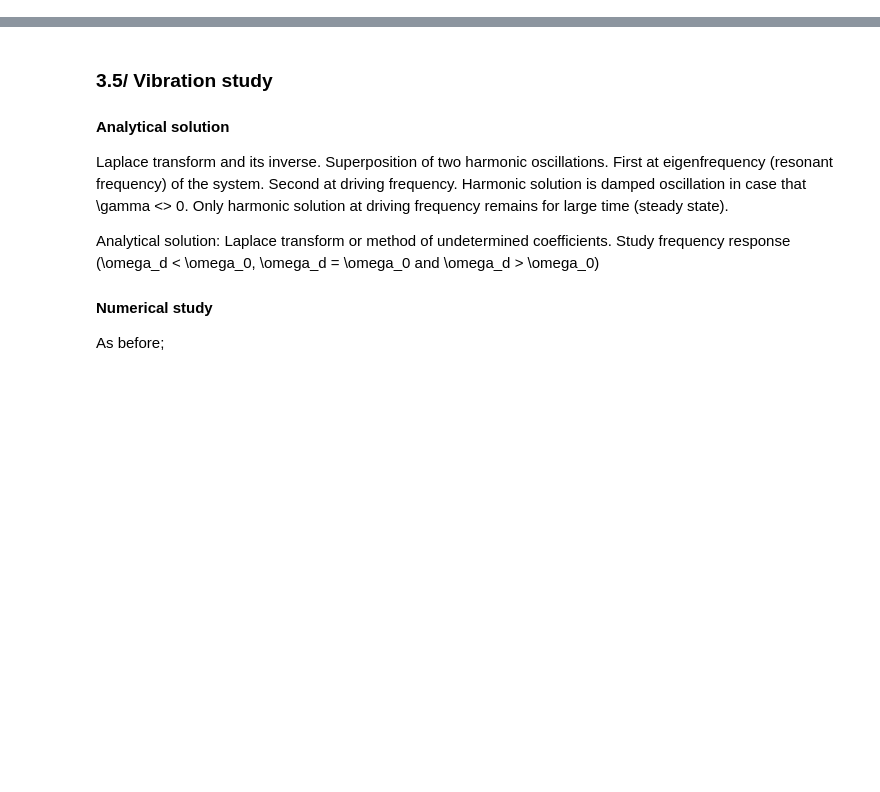
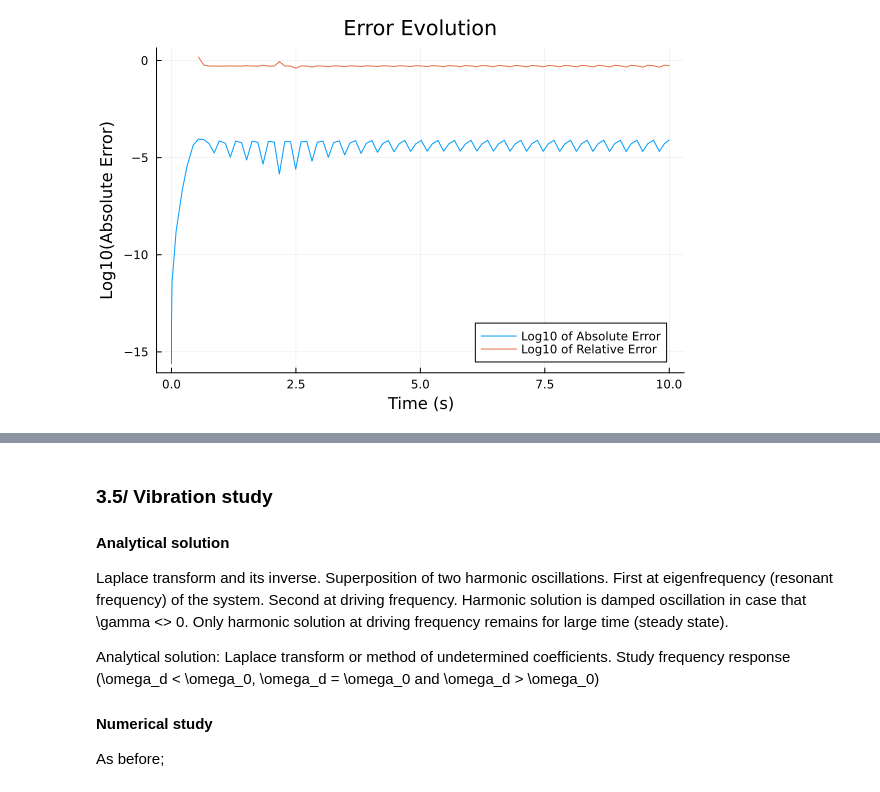
Before and after one commit to AnouchkaDESMETTRE/TU_Delft_Internship, a Jupyter notebook: Anouchka_TU_DELFT_Internship.ipynb, the cells around one changed output, grey strips where cells are left out. Cells and saved outputs as stored; diff of their text form; code cells hidden in the pictures; blank space fills up the shorter version.

```diff
--- a/Anouchka_TU_DELFT_Internship.ipynb
+++ b/Anouchka_TU_DELFT_Internship.ipynb
@@ -305,0 +397,13 @@ We used the SecondOrderODEProblem function from the DifferentialEquations.jl pac
+# %%
+# Calculate the errors
+absolute_error = abs.(sol[2,:] .- u_analytical_damped)
+relative_error = abs.((sol[2,:] .- u_analytical_damped) ./ u_analytical_damped)
+
+# Plot the errors
+p4 = plot(t, log10.(absolute_error), label="Log10 of Absolute Error", xlabel="Time (s)", ylabel="Log10(Absolute Error)", title="Error Evolution")
+plot!(p4, t, log10.(relative_error), label="Log10 of Relative Error")
+
+# Display the plot
+display(p4)
+# %% [output]
+[figure, added]
```
Also changed, not shown: parts of 13 cells of this notebook.
